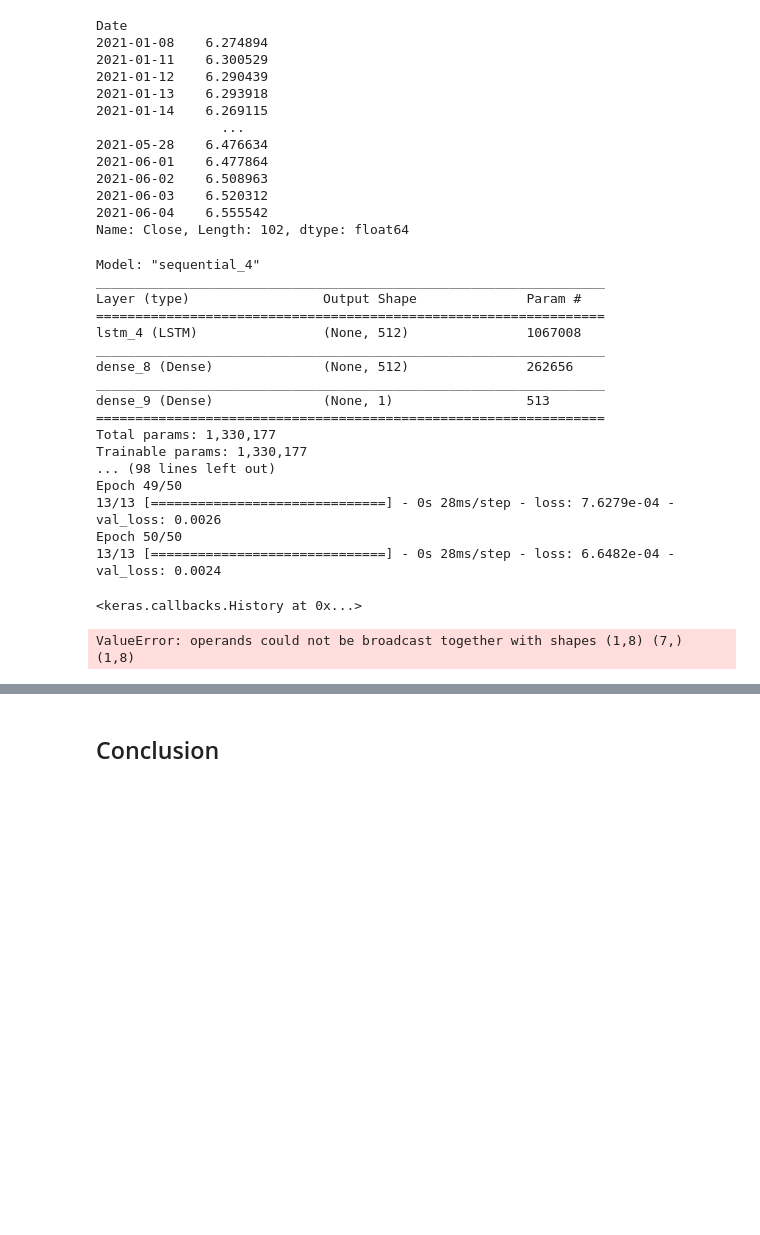
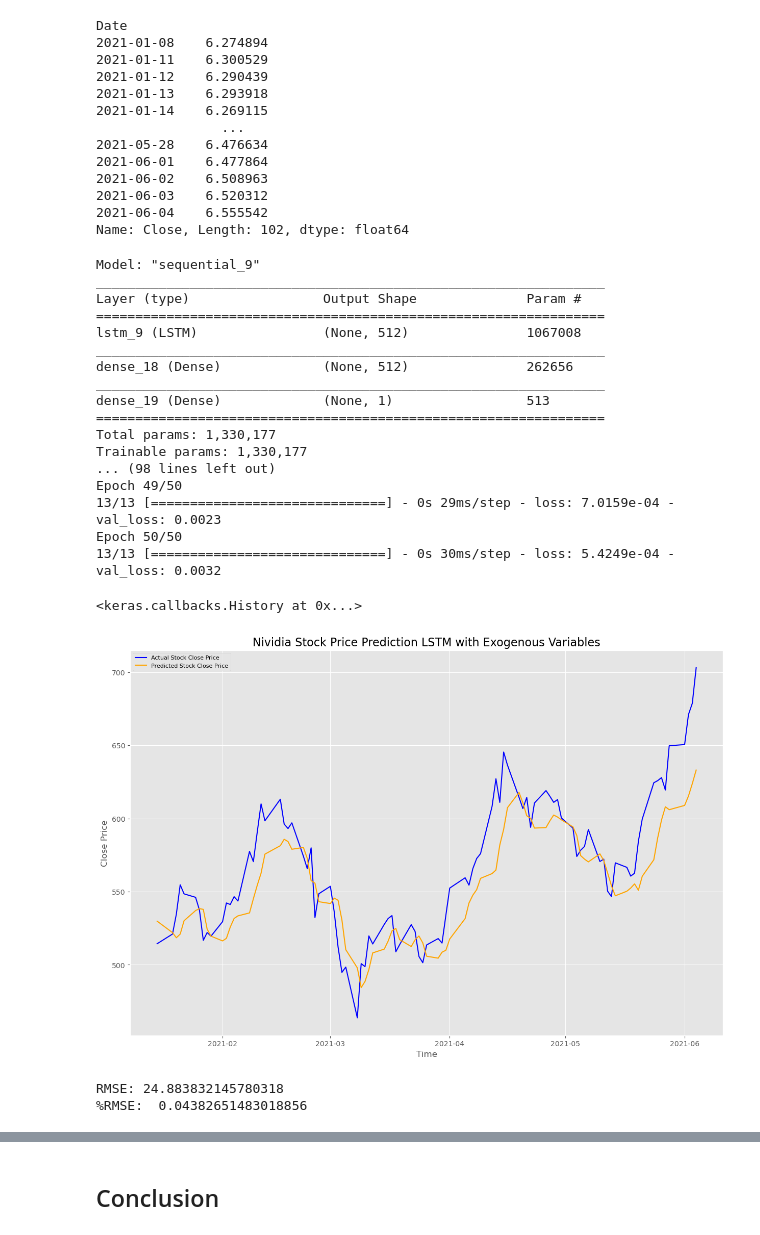
Before and after one commit to jayce7376/Nvidia_Stock_Prediction, a Jupyter notebook: Nvidia_Stock_Prediction.ipynb, the cells around one changed output, grey strips where cells are left out. Saved outputs shown, nothing was run; the diff lists cells and outputs as text; code cells hidden in the pictures; blank space fills up the shorter version.

Commit message:
added LSTM model

```diff
--- a/Nvidia_Stock_Prediction.ipynb
+++ b/Nvidia_Stock_Prediction.ipynb
@@ -690,11 +754,11 @@ Name: Close, Length: 102, dtype: float64
 # %%
 nvidia['close'] = nvidia['Close']
 nvidia_droped = nvidia.drop(columns=['Close', 'trend', 'daily_change','future_same', 'future_up'])
-train, test = nvidia_scaled_droped[3:int(len(exo_df)*0.80)], nvidia_scaled_droped[int(len(exo_df)*0.80):]
+train, test = nvidia_droped[3:int(len(exo_df)*0.80)], nvidia_droped[int(len(exo_df)*0.80):]
 # %%
 transformer = MinMaxScaler()
-train = transformer.fit_transform(train)
-test = transformer.transform(test)
+train_scaled = transformer.fit_transform(train)
+test_scaled = transformer.transform(test)
 # %%
 sequence_length = 5
 window_length = sequence_length + 1
@@ -702,7 +766,7 @@ window_length = sequence_length + 1
 x_train = []
 y_train = []
 for i in range(0, len(train) - window_length + 1):
-    window = train[i:i + window_length]
+    window = train_scaled[i:i + window_length]
     x_train.append(window[:-1, :])
     y_train.append(window[-1, [-1]])
 x_train = np.array(x_train)
@@ -711,7 +775,7 @@ y_train = np.array(y_train)
 x_test = []
 y_test = []
 for i in range(0, len(test) - window_length + 1):
-    window = test[i:i + window_length, :]
+    window = test_scaled[i:i + window_length, :]
     x_test.append(window[:-1, :])
     y_test.append(window[-1, [-1]])
 x_test = np.array(x_test)
@@ -726,40 +790,61 @@ model.summary()
 model.compile(loss='mean_squared_error', optimizer='adam')
 model.fit(x_train, y_train, epochs=50, validation_data=(x_test, y_test))
 # %% [output]
-Model: "sequential_4"
+Model: "sequential_9"
 _________________________________________________________________
 Layer (type)                 Output Shape              Param #
 =================================================================
-lstm_4 (LSTM)                (None, 512)               1067008
+lstm_9 (LSTM)                (None, 512)               1067008
 _________________________________________________________________
-dense_8 (Dense)              (None, 512)               262656
+dense_18 (Dense)             (None, 512)               262656
 _________________________________________________________________
-dense_9 (Dense)              (None, 1)                 513
+dense_19 (Dense)             (None, 1)                 513
 =================================================================
 Total params: 1,330,177
 Trainable params: 1,330,177
 ... (98 lines left out)
 Epoch 49/50
-13/13 [==============================] - 0s 28ms/step - loss: 7.6279e-04 - val_loss: 0.0026
+13/13 [==============================] - 0s 29ms/step - loss: 7.0159e-04 - val_loss: 0.0023
 Epoch 50/50
-13/13 [==============================] - 0s 28ms/step - loss: 6.6482e-04 - val_loss: 0.0024
+13/13 [==============================] - 0s 30ms/step - loss: 5.4249e-04 - val_loss: 0.0032
 <keras.callbacks.History at 0x...>
-# %%
-y_test_inverse = []
-for y in y_test:
-    inverse = transformer.inverse_transform([[0, 0, 0, 0, 0, 0, 0, y]])
-    y_inverse = inverse.flatten()[-1]
-    y_test_inverse.append(y_inverse)
-
-y_predict = model.predict(x_test)
-y_predict_inverse = []
-for y in y_predict:
-    inverse = transformer.inverse_transform([[0, 0, 0, y[0]]])
-    y_inverse = inverse.flatten()[-1]
-    print(y_inverse)
-    y_predict_inverse.append(y_inverse)
-# %% [output]
-ValueError: operands could not be broadcast together with shapes (1,8) (7,) (1,8)
+# %%
+y_predicts = model.predict(x_test)
+y_predict_inv_scaled = y_predicts*(train.close.max()-train.close.min())+train.close.min()
+y_predict = []
+for predict in y_predict_inv_scaled:
+    y_predict.append(predict[0])
+
+y_predict = pd.Series(y_predict, index=test_data.index[5:])
+
+
+y_test_inv_scaled = y_test*(train.close.max()-train.close.min())+train.close.min()
+y_test = []
+for predict in y_test_inv_scaled:
+    y_test.append(predict[0])
+
+y_test = pd.Series(y_test, index=test_data.index[5:])
+
+plt.figure(figsize=(15,10), dpi=100)
+plt.plot(y_test, color = 'blue', label='Actual Stock Close Price')
+plt.plot(y_predict, color = 'orange',label='Predicted Stock Close Price')
+plt.title('Nividia Stock Price Prediction LSTM with Exogenous Variables', fontsize=16)
+plt.xlabel('Time')
+plt.ylabel('Close Price')
+plt.legend(loc='upper left', fontsize=8)
+plt.savefig('./images/ARIMA_exo_prediction_result.png')
+plt.show()
+# %% [output]
+[figure, added]
+# %%
+MSE = np.square(np.subtract(y_test,y_predict)).mean()
+
+RMSE = math.sqrt(MSE)
+print(f'RMSE: {RMSE}')
+print("%RMSE: ", RMSE/y_test.mean())
+# %% [output]
+RMSE: 24.883832145780318
+%RMSE:  0.04382651483018856
 # %%
 y_test
 # %% [output]
```
Also changed, not shown: parts of 15 cells of this notebook, 2 other files.
